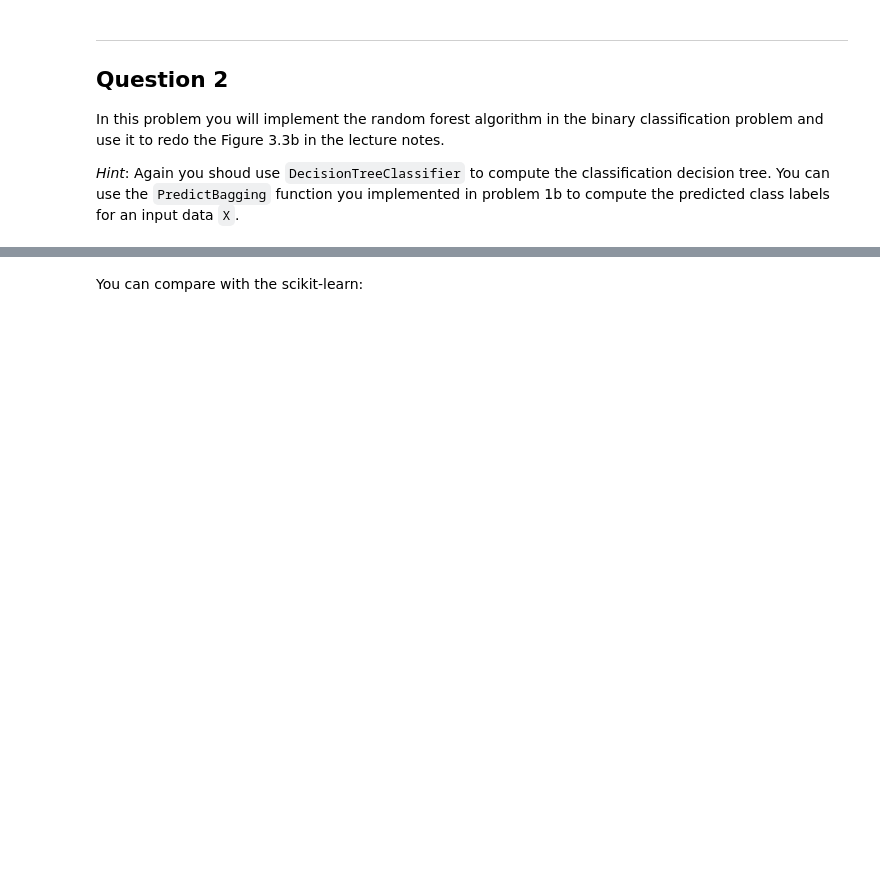
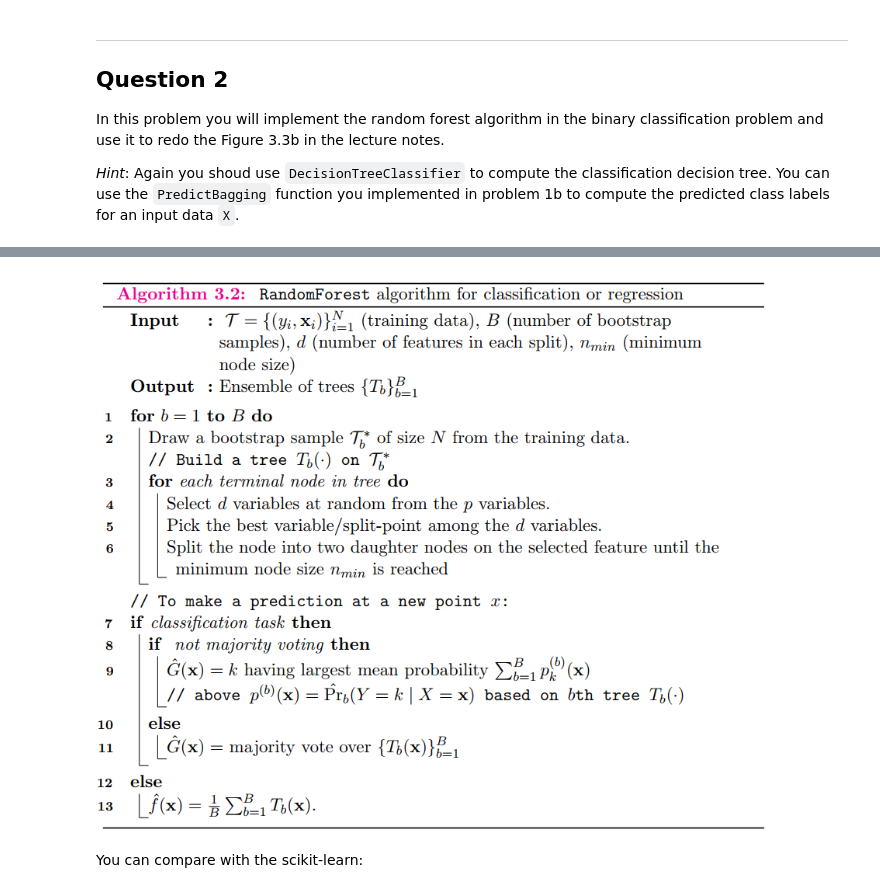
Before and after one commit to SpringNuance/LargeScaleDataAnalysis_assignment2, a Jupyter notebook: HW2.ipynb, the cells around one changed output, grey strips where cells are left out. Saved outputs shown, nothing was run; the diff lists cells and outputs as text; code cells hidden in the pictures; blank space fills up the shorter version.

```diff
--- a/HW2.ipynb
+++ b/HW2.ipynb
@@ -443,3 +264,7 @@ _Hint_: Again you shoud use <code>DecisionTreeClassifier</code> to compute the c
+# %%
+Image("images/randomforest.png")
+# %% [output]
+[figure, added]
 # %%
 B = 200
 d = 2
```
Also changed, not shown: parts of 45 cells of this notebook, 4 other files.
